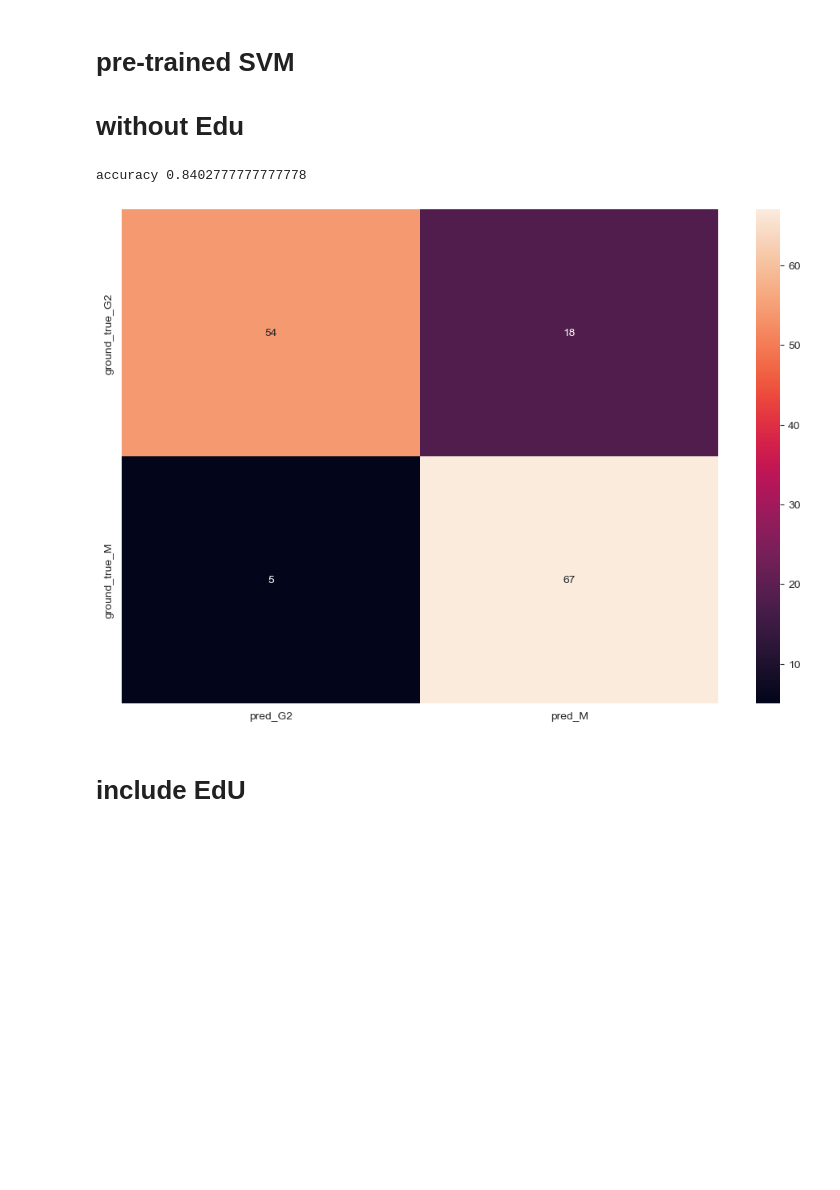
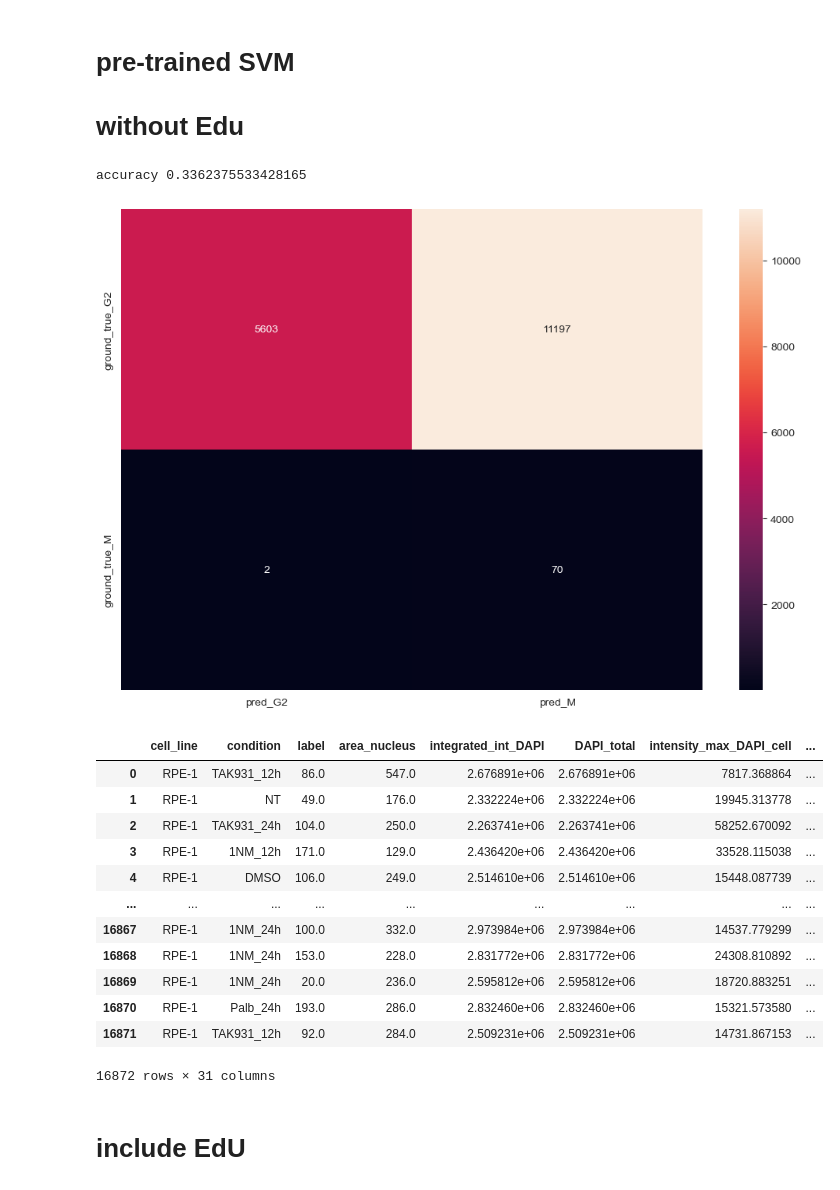
Before and after one commit to HocheggerLab/Omero_Screen, a Jupyter notebook: cellcycle_analysis_files/mitotic-classification_02_Feb.ipynb, the cells around one changed output. Drawn from its saved outputs; the diff is of its cells as text; code cells hidden in the pictures; blank space fills up the shorter version.

Commit message:
test model performance with new three data

```diff
--- a/cellcycle_analysis_files/mitotic-classification_02_Feb.ipynb
+++ b/cellcycle_analysis_files/mitotic-classification_02_Feb.ipynb
@@ -23,0 +8,8 @@ df_cellcyle.groupby('cell_cycle_detailed').count()
+# %%
+df_ori_230109=pd.read_csv('/Users/haoranyue/Downloads/OneDrive_1_01-02-2023/230109_CellCycleExp_RPE1cdk1as_Rep3_5uM_final_data.csv')
+df_cellcyle_230109=pd.read_csv('/Users/haoranyue/Downloads/OneDrive_1_01-02-2023/230109_CellCycleExp_RPE1cdk1as_Rep3_5uM_singlecell_cellcycle.csv')
+
+df_ori_221108_P1=pd.read_csv('/Users/haoranyue/Downloads/OneDrive_1_01-02-2023/221108_DepMap_Exp6_siRNAscreen_Plate1_72hrs_final_data.csv')
+df_cellcyle_221108_P1=pd.read_csv('/Users/haoranyue/Downloads/OneDrive_1_01-02-2023/221108_DepMap_Exp6_siRNAscreen_Plate1_72hrs_singlecell_cellcycle.csv')
+df_ori_221108_P2=pd.read_csv('/Users/haoranyue/Downloads/OneDrive_1_01-02-2023/221108_DepMap_Exp6_siRNAscreen_Plate2_72hrs_final_data.csv')
+df_cellcyle_221108_P2=pd.read_csv('/Users/haoranyue/Downloads/OneDrive_1_01-02-2023/221108_DepMap_Exp6_siRNAscreen_Plate2_72hrs_singlecell_cellcycle.csv')
@@ -24,4 +18,5 @@ df_cellcyle.groupby('cell_cycle_detailed').count()
 # %%
-df_all=merge_data(df1=df_ori,df2=df_cellcyle,merge_clue_columns='well_id',merge_key_columns=['experiment','plate_id','well_id','cell_line','condition','Cyto_ID','intensity_mean_EdU_cyto','intensity_mean_H3P_cyto','area_cell','area_nucleus',])
-df_all.groupby('cell_cycle_detailed').count()
+print(df_cellcyle_230109.groupby('cell_cycle').count())
+df_all=merge_data(df1=df_ori_230109,df2=df_cellcyle_230109,merge_clue_columns='well_id',merge_key_columns=['experiment','plate_id','well_id','cell_line','condition','Cyto_ID','intensity_mean_EdU_cyto','intensity_mean_H3P_cyto','area_cell','area_nucleus',])
+df_all.groupby('cell_cycle').count()
 # %% [output]
@@ -39,5 +32,5 @@ df_all.groupby('cell_cycle_detailed').count()
 # %%
-data=pd.concat([df_all[df_all['cell_cycle_detailed']=="M"],df_all[df_all['cell_cycle_detailed']=="G2"].head(72)])[[ 'cell_line', 'condition', 'label', 'area_nucleus',
+data=pd.concat([df_all[df_all['cell_cycle']=="G2/M"]])[[ 'cell_line', 'condition', 'label', 'area_nucleus',
        'integrated_int_DAPI', 'DAPI_total', 'intensity_max_DAPI_cell','intensity_mean_DAPI_cell','intensity_max_DAPI_nucleus', 'intensity_mean_DAPI_nucleus',
        'intensity_mean_EdU_nucleus', 'intensity_max_EdU_cell','intensity_mean_EdU_cell', 'intensity_max_EdU_cyto','intensity_mean_EdU_cyto','intensity_max_EdU_nucleus',
        'intensity_mean_Tub_nucleus', 'intensity_max_Tub_cell','intensity_mean_Tub_cell', 'intensity_max_Tub_cyto','intensity_mean_Tub_cyto','intensity_max_Tub_nucleus',
@@ -45,7 +38,7 @@ data=pd.concat([df_all[df_all['cell_cycle_detailed']=="M"],df_all[df_all['cell_c
        'DAPI_total_norm',
        'EdU_mean_corr_norm',
        'area_cell_norm',
-       'area_nucleus_norm','cell_cycle_detailed']].sample(frac=1).reset_index(drop=True)
+       'area_nucleus_norm','cell_cycle_detailed','cell_cycle']].sample(frac=1).reset_index(drop=True)
 data
 # %% [output]
 |  | cell_line | condition | label | area_nucleus | integrated_int_DAPI | DAPI_total | intensity_max_DAPI_cell | ... |
@@ -67,15 +60,29 @@ data
 # %%
 
 
-check_pretrained_model(data=data,pretrained_svm='pretrained_SVM_U20S_without_edu.joblib',features=[ 'intensity_max_DAPI_nucleus', 'intensity_mean_DAPI_nucleus',
+data_without_edu=check_pretrained_model(data=data,pretrained_svm='pretrained_SVM_U20S_without_edu.joblib',features=[ 'intensity_max_DAPI_nucleus', 'intensity_mean_DAPI_nucleus',
        'integrated_int_DAPI',  'intensity_max_DAPI_cell','intensity_mean_DAPI_cell','DAPI_total_norm',
        'intensity_max_Tub_nucleus','intensity_mean_Tub_nucleus', 'intensity_max_Tub_cell','intensity_mean_Tub_cell', 'intensity_max_Tub_cyto','intensity_mean_Tub_cyto',
        'area_cell_norm',
        'area_nucleus_norm',
        ],label='cell_cycle_detailed')
+data_without_edu
 # %% [output]
-accuracy 0.8402777777777778
+accuracy 0.3362375533428165
-[figure, old version]
+[figure, new version]
+|  | cell_line | condition | label | area_nucleus | integrated_int_DAPI | DAPI_total | intensity_max_DAPI_cell | ... |
+| 0 | RPE-1 | TAK931_12h | 86.0 | 547.0 | 2.676891e+06 | 2.676891e+06 | 7817.368864 | ... |
+| 1 | RPE-1 | NT | 49.0 | 176.0 | 2.332224e+06 | 2.332224e+06 | 19945.313778 | ... |
+| 2 | RPE-1 | TAK931_24h | 104.0 | 250.0 | 2.263741e+06 | 2.263741e+06 | 58252.670092 | ... |
+| 3 | RPE-1 | 1NM_12h | 171.0 | 129.0 | 2.436420e+06 | 2.436420e+06 | 33528.115038 | ... |
+| 4 | RPE-1 | DMSO | 106.0 | 249.0 | 2.514610e+06 | 2.514610e+06 | 15448.087739 | ... |
+| ... | ... | ... | ... | ... | ... | ... | ... | ... |
+| 16867 | RPE-1 | 1NM_24h | 100.0 | 332.0 | 2.973984e+06 | 2.973984e+06 | 14537.779299 | ... |
+| 16868 | RPE-1 | 1NM_24h | 153.0 | 228.0 | 2.831772e+06 | 2.831772e+06 | 24308.810892 | ... |
+| 16869 | RPE-1 | 1NM_24h | 20.0 | 236.0 | 2.595812e+06 | 2.595812e+06 | 18720.883251 | ... |
+| 16870 | RPE-1 | Palb_24h | 193.0 | 286.0 | 2.832460e+06 | 2.832460e+06 | 15321.573580 | ... |
+| 16871 | RPE-1 | TAK931_12h | 92.0 | 284.0 | 2.509231e+06 | 2.509231e+06 | 14731.867153 | ... |
+16872 rows × 31 columns
 # %% [markdown]
 # include EdU
 # %%
```
Also changed, not shown: parts of 10 cells of this notebook, 3 other files.
